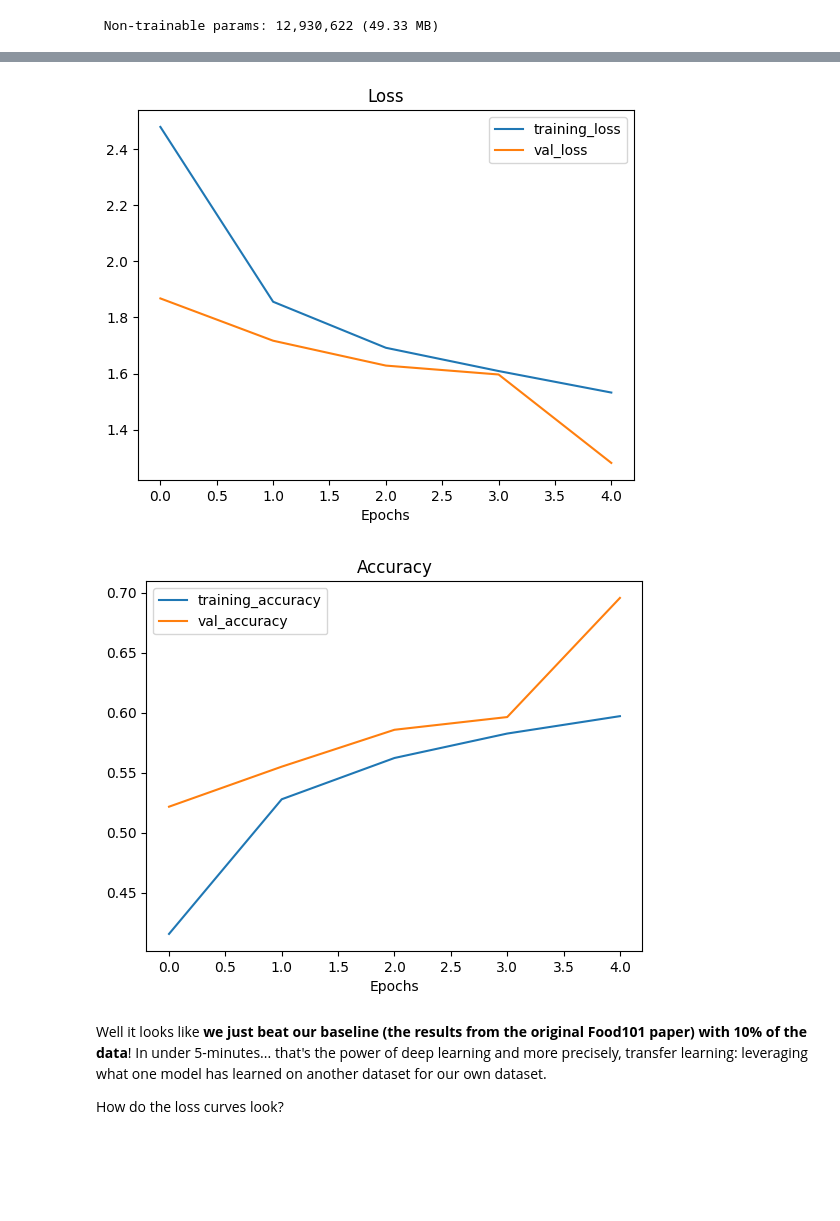
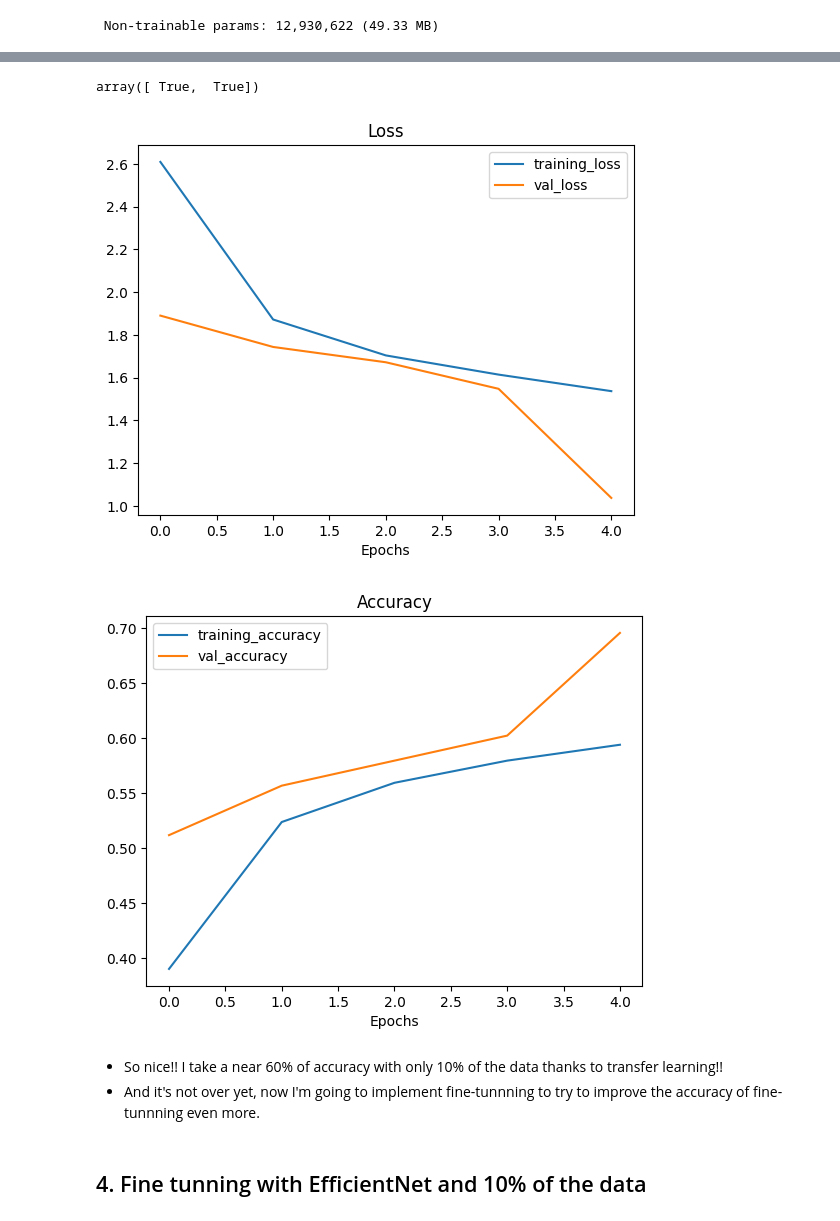
Before and after one commit to Garcialejan/Computer_vision_food_classification, a Jupyter notebook: notebooks/food_vision_big.ipynb, the cells around one changed output, grey strips where cells are left out. Drawn from its saved outputs; the diff is of its cells as text; code cells hidden in the pictures; blank space fills up the shorter version.

Commit message:
Fine tune model added

```diff
--- a/notebooks/food_vision_big.ipynb
+++ b/notebooks/food_vision_big.ipynb
@@ -373,7 +358,7 @@ base_model.summary()
 # %% [markdown]
 ### 3.2 Model creation and trainning
 # %%
-def create_transfer_leraning_model(input_shape: tuple[int, int, int] = (224, 224, 3),
+def create_transfer_learning_model(input_shape: tuple[int, int, int] = (224, 224, 3),
                                    output_shape: int = 101,
                                    learning_rate: float = 0.001,
                                    training: bool = False) -> tf.keras.Model:
@@ -410,7 +395,7 @@ def create_transfer_leraning_model(input_shape: tuple[int, int, int] = (224, 224
     return model
 # %%
 # Create an instance of model_3
-model_3 = create_transfer_leraning_model()
+model_3 = create_transfer_learning_model()
 # %%
 model_3.summary()
 # %% [output]
@@ -443,10 +428,10 @@ chk_callback_model3 = create_checkpoint_callback(checkpoint_path_model3,
 # %%
 # Fit the model saving checkpoints every epoch
 initial_epochs = 5
-history_10_percent = model_3.fit(train_data_10_percent,
-                                 epochs=initial_epochs,
-                                 validation_data=test_data_10_percent,
-                                 validation_steps=int(0.25 * len(test_data_10_percent)), # do less steps per validation (quicker)
-                                 callbacks = [chk_callback_model3])
+history_3 = model_3.fit(train_data_10_percent,
+                        epochs=initial_epochs,
+                        validation_data=test_data_10_percent,
+                        validation_steps=int(0.25 * len(test_data_10_percent)), # do less steps per validation (quicker)
+                        callbacks = [chk_callback_model3])
 # %% [output]
 Epoch 1/5
@@ -479,10 +466,17 @@ results_model_3 == loaded_weights_model3_results
+# %%
+import numpy as np
+# Check to see if loaded model results are very close to native model results (should output True)
+np.isclose(np.array(results_model_3), np.array(loaded_weights_model3_results))
+# %% [output]
+array([ True,  True])
 # %%
 # Plot model loss curves
-plot_loss_curves(history_10_percent)
+plot_loss_curves(history_3)
 # %% [output]
-[figure, old version]
+[figure, new version]
-[figure, old version]
+[figure, new version]
-# %% [markdown]
-Well it looks like **we just beat our baseline (the results from the original Food101 paper) with 10% of the data**! In under 5-minutes... that's the power of deep learning and more precisely, transfer learning: leveraging what one model has learned on another dataset for our own dataset.
-
-How do the loss curves look?
+# %% [markdown]
+- So nice!! I take a near 60% of accuracy with only 10% of the data thanks to transfer learning!!
+- And it's not over yet, now I'm going to implement fine-tunnning to try to improve the accuracy of fine-tunnning even more.
+# %% [markdown]
+## 4. Fine tunning with EfficientNet and 10% of the data
```
Also changed, not shown: parts of 31 cells of this notebook, 4 other files.
